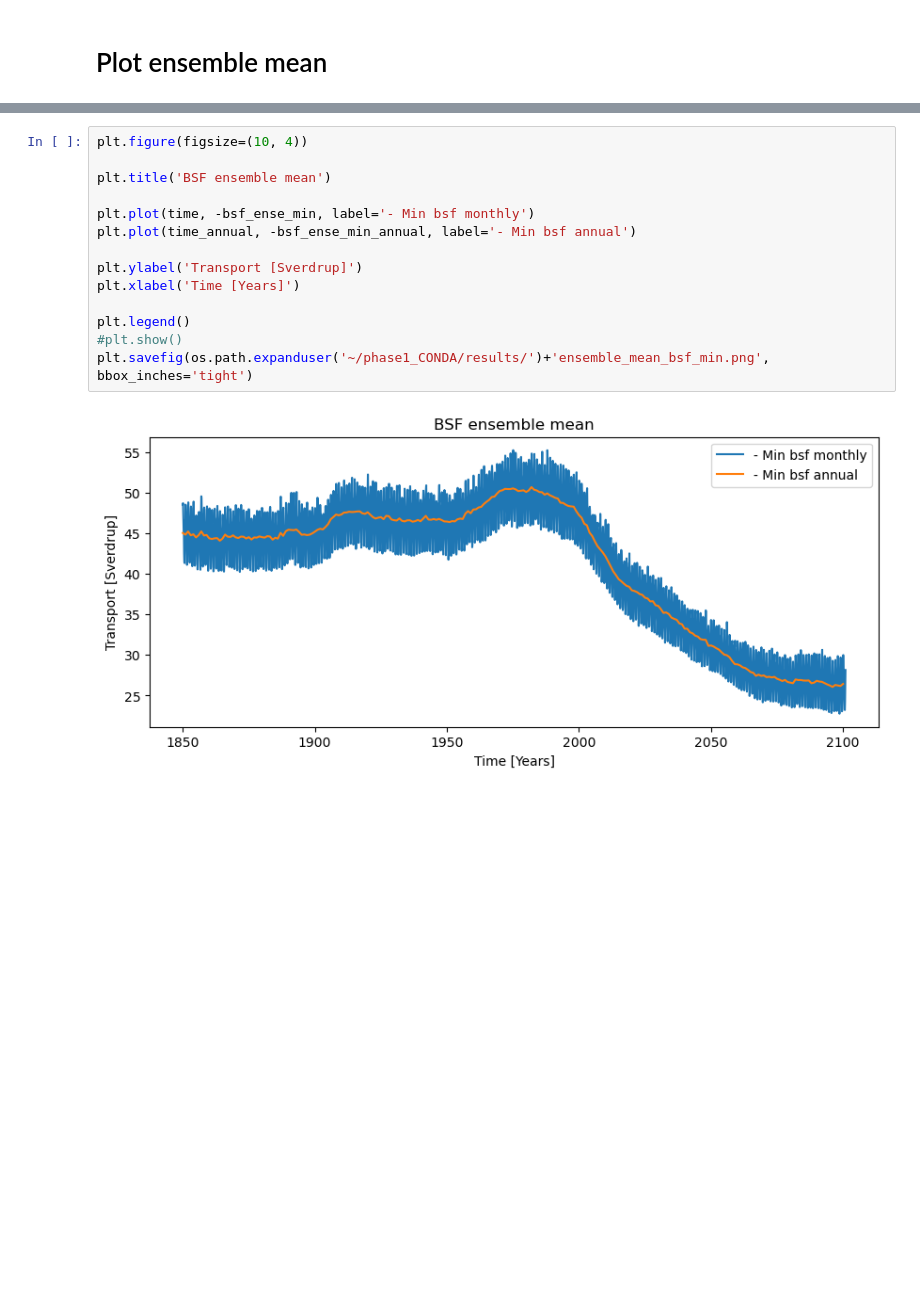
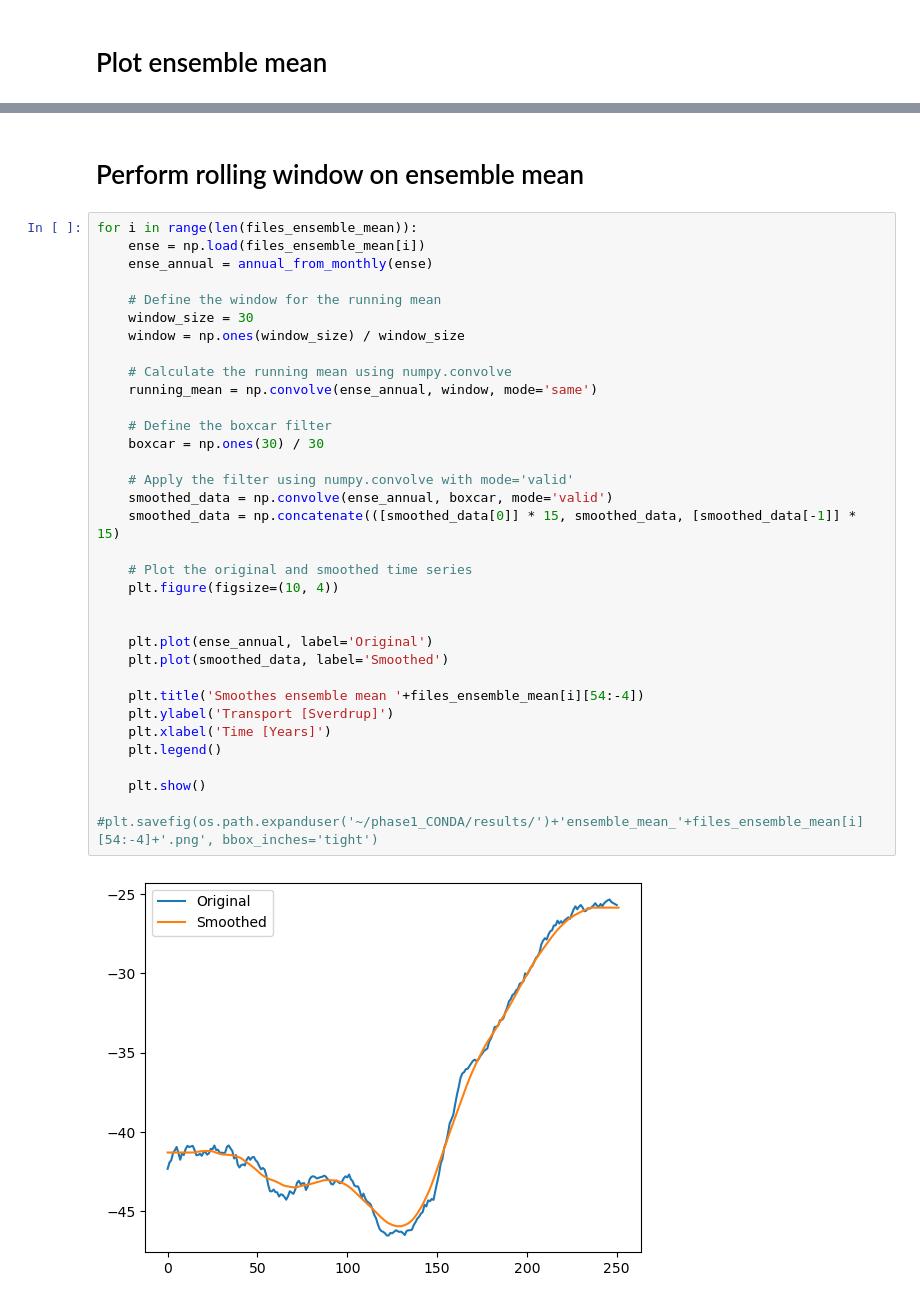
Before and after one commit to inagler/current, a Jupyter notebook: Inspect_event.ipynb, the cells around one changed output, grey strips where cells are left out. Drawn from its saved outputs; the diff is of its cells as text; blank space fills up the shorter version.

```diff
--- a/Inspect_event.ipynb
+++ b/Inspect_event.ipynb
@@ -321,16 +313,37 @@ bsf_ense_min_annual = annual_from_monthly(bsf_ense_min)
-# %%
-plt.figure(figsize=(10, 4))
-
-plt.title('BSF ensemble mean')
-
-plt.plot(time, -bsf_ense_min, label='- Min bsf monthly')
-plt.plot(time_annual, -bsf_ense_min_annual, label='- Min bsf annual')
-
-plt.ylabel('Transport [Sverdrup]')
-plt.xlabel('Time [Years]')
-
-plt.legend()
-#plt.show()
-plt.savefig(os.path.expanduser('~/phase1_CONDA/results/')+'ensemble_mean_bsf_min.png', bbox_inches='tight')
-# %% [output]
-[figure, removed]
+# %% [markdown]
+# Perform rolling window on ensemble mean
+# %%
+for i in range(len(files_ensemble_mean)):
+    ense = np.load(files_ensemble_mean[i])
+    ense_annual = annual_from_monthly(ense)
+
+    # Define the window for the running mean
+    window_size = 30
+    window = np.ones(window_size) / window_size
+
+    # Calculate the running mean using numpy.convolve
+    running_mean = np.convolve(ense_annual, window, mode='same')
+
+    # Define the boxcar filter
+    boxcar = np.ones(30) / 30
+
+    # Apply the filter using numpy.convolve with mode='valid'
+    smoothed_data = np.convolve(ense_annual, boxcar, mode='valid')
+    smoothed_data = np.concatenate(([smoothed_data[0]] * 15, smoothed_data, [smoothed_data[-1]] * 15)
+
+    # Plot the original and smoothed time series
+    plt.figure(figsize=(10, 4))
+
+
+    plt.plot(ense_annual, label='Original')
+    plt.plot(smoothed_data, label='Smoothed')
+
+    plt.title('Smoothes ensemble mean '+files_ensemble_mean[i][54:-4])
+    plt.ylabel('Transport [Sverdrup]')
+    plt.xlabel('Time [Years]')
+    plt.legend()
+
+    plt.show()
+    #plt.savefig(os.path.expanduser('~/phase1_CONDA/results/')+'ensemble_mean_'+files_ensemble_mean[i][54:-4]+'.png', bbox_inches='tight')
+# %% [output]
+[figure, added]
```
Also changed, not shown: parts of 9 cells of this notebook, 3 other files.
